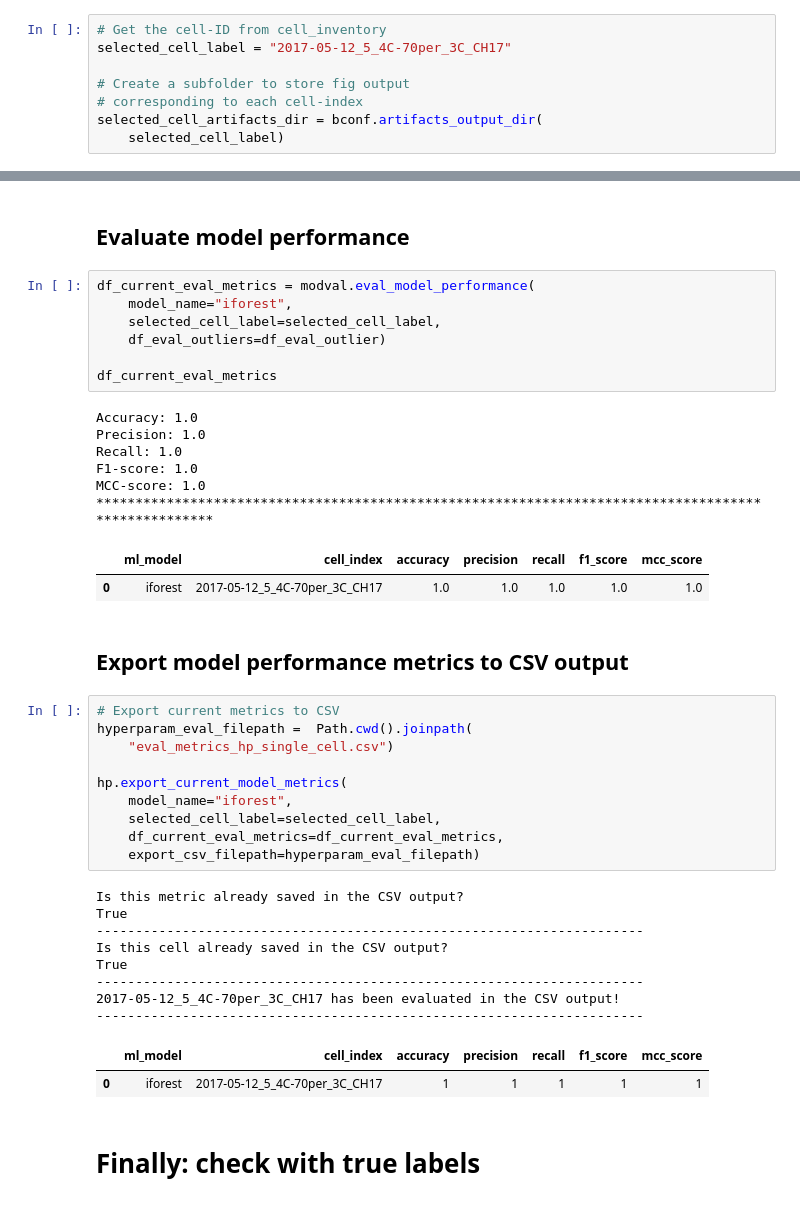
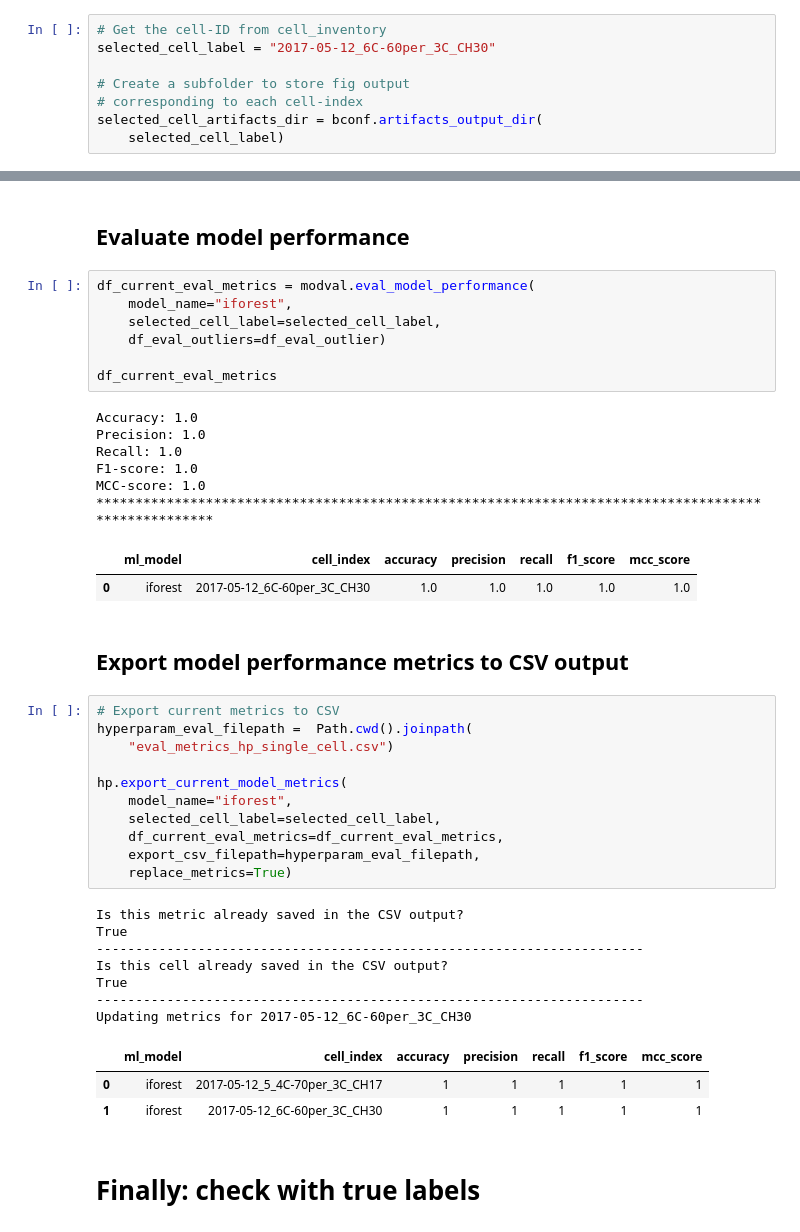
Before and after one commit to meichinpang/osbad, a Jupyter notebook: machine_learning/hp_tuning_with_regression_proxy/ml_01_iforest_hyperparam_regr.ipynb, the cells around one changed output, grey strips where cells are left out. Drawn from its saved outputs; the diff is of its cells as text.

```diff
--- a/machine_learning/hp_tuning_with_regression_proxy/ml_01_iforest_hyperparam_regr.ipynb
+++ b/machine_learning/hp_tuning_with_regression_proxy/ml_01_iforest_hyperparam_regr.ipynb
@@ -79,7 +76,7 @@ Training cell count: 23
 ## Define selected_cell_label
 # %%
 # Get the cell-ID from cell_inventory
-selected_cell_label = "2017-05-12_5_4C-70per_3C_CH17"
+selected_cell_label = "2017-05-12_6C-60per_3C_CH30"
 
 # Create a subfolder to store fig output
 # corresponding to each cell-index
@@ -417,30 +432,31 @@ F1-score: 1.0
 MCC-score: 1.0
 ****************************************************************************************************
 |  | ml_model | cell_index | accuracy | precision | recall | f1_score | mcc_score |
-| 0 | iforest | 2017-05-12_5_4C-70per_3C_CH17 | 1.0 | 1.0 | 1.0 | 1.0 | 1.0 |
+| 0 | iforest | 2017-05-12_6C-60per_3C_CH30 | 1.0 | 1.0 | 1.0 | 1.0 | 1.0 |
 # %% [markdown]
 ## Export model performance metrics to CSV output
 # %%
 # Export current metrics to CSV
 hyperparam_eval_filepath =  Path.cwd().joinpath(
     "eval_metrics_hp_single_cell.csv")
 
 hp.export_current_model_metrics(
     model_name="iforest",
     selected_cell_label=selected_cell_label,
     df_current_eval_metrics=df_current_eval_metrics,
-    export_csv_filepath=hyperparam_eval_filepath)
+    export_csv_filepath=hyperparam_eval_filepath,
+    replace_metrics=True)
 # %% [output]
 Is this metric already saved in the CSV output?
 True
 ----------------------------------------------------------------------
 Is this cell already saved in the CSV output?
 True
 ----------------------------------------------------------------------
-2017-05-12_5_4C-70per_3C_CH17 has been evaluated in the CSV output!
-----------------------------------------------------------------------
+Updating metrics for 2017-05-12_6C-60per_3C_CH30
 |  | ml_model | cell_index | accuracy | precision | recall | f1_score | mcc_score |
 | 0 | iforest | 2017-05-12_5_4C-70per_3C_CH17 | 1 | 1 | 1 | 1 | 1 |
+| 1 | iforest | 2017-05-12_6C-60per_3C_CH30 | 1 | 1 | 1 | 1 | 1 |
 # %% [markdown]
 # Finally: check with true labels
 # %% [markdown]
```
Also changed, not shown: parts of 17 cells of this notebook.
